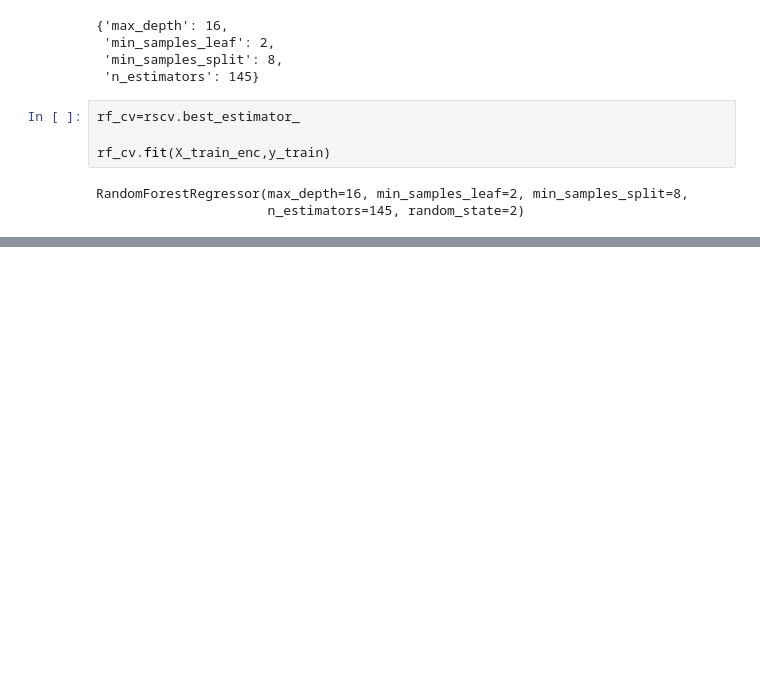
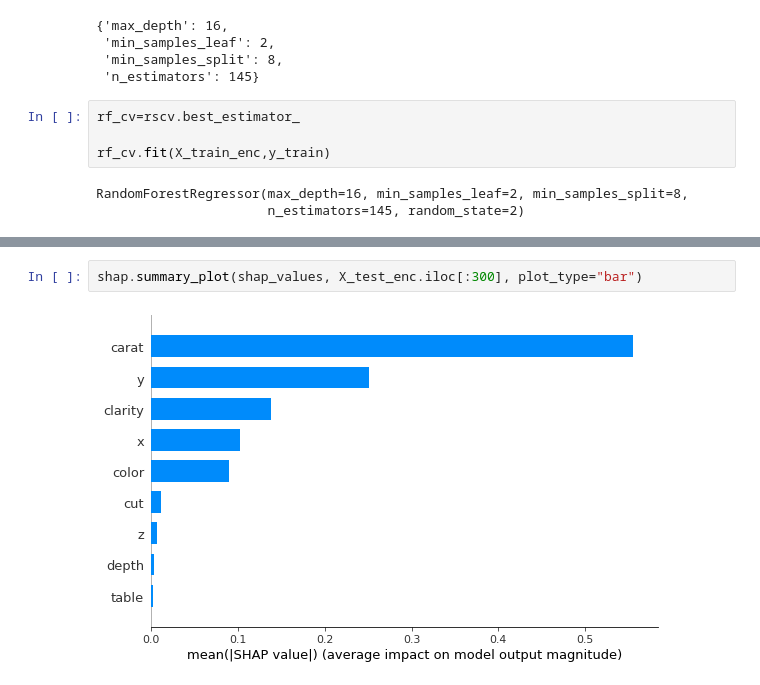
Before and after one commit to IlsuSong/diamond_price_pred, a Jupyter notebook: AI_14_송일수_Section2.ipynb, the cells around one changed output, grey strips where cells are left out. Drawn from its saved outputs; the diff is of its cells as text; blank space fills up the shorter version.

```diff
--- a/AI_14_송일수_Section2.ipynb
+++ b/AI_14_송일수_Section2.ipynb
@@ -449,0 +463,4 @@ pdpplotprint(rf_cv,X_val_enc,X_val_enc.columns,'z')
+# %%
+shap.summary_plot(shap_values, X_test_enc.iloc[:300], plot_type="bar")
+# %% [output]
+[figure, added]
```
Also changed, not shown: parts of 16 cells of this notebook.
